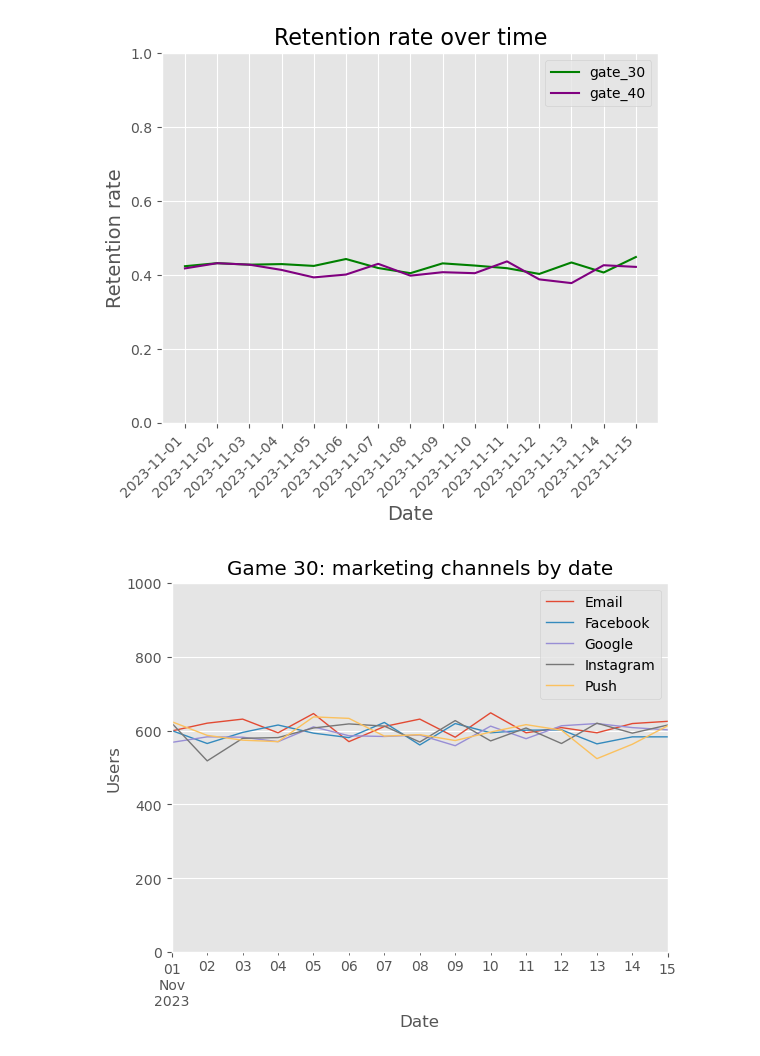
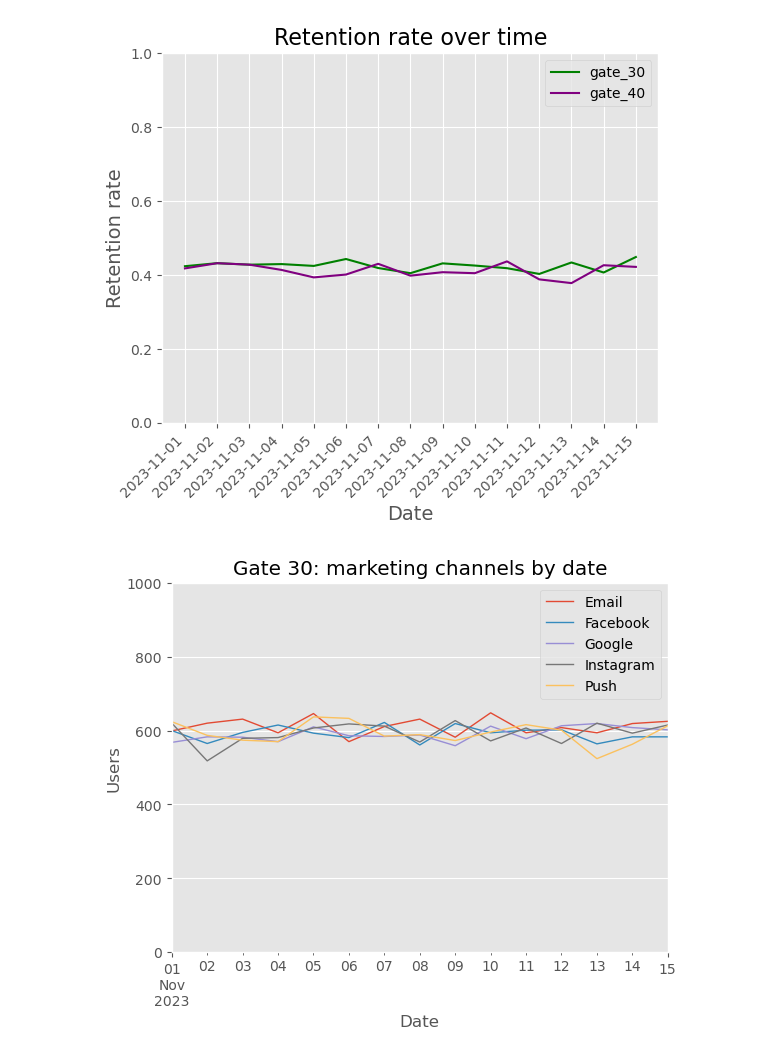
Before and after one commit to stepanaromanov/python_for_marketing_research_and_analytics, a Jupyter notebook: 1_analyzing_marketing_campaigns_with_pandas/analyzing_marketing_campaigns_with_pandas.ipynb, the cells around one changed output. Drawn from its saved outputs; the diff is of its cells as text; code cells hidden in the pictures.

```diff
--- a/1_analyzing_marketing_campaigns_with_pandas/analyzing_marketing_campaigns_with_pandas.ipynb
+++ b/1_analyzing_marketing_campaigns_with_pandas/analyzing_marketing_campaigns_with_pandas.ipynb
@@ -22,6 +22,7 @@ data['subscribed'] = data.apply(lambda x: '2023-11-' + str(x['subscribed']) \
                                 if len(str(x['subscribed'])) == 2 \
                                 else '2023-11-0' + str(x['subscribed']), axis=1)
 data['subscribed'] = pd.to_datetime(data['subscribed'], format='%Y-%m-%d')
+data['DoW'] = data['subscribed'].dt.day_of_week + 1
 # we will count retention_1 column as subscription
 data.rename(columns={'retention_1':'converted'}, inplace=True)
 data.head()
@@ -140,22 +154,22 @@ plt.show()
 [figure]
 # %%
 #grouping by channels and subscription date
-channels_by_dates_game_30 = gate_30_data.groupby(['subscribed', 'marketing_channel'])['userid'].count()
-channels_by_dates_game_40 = gate_40_data.groupby(['subscribed', 'marketing_channel'])['userid'].count()
+channels_by_dates_gate_30 = gate_30_data.groupby(['subscribed', 'marketing_channel'])['userid'].count()
+channels_by_dates_gate_40 = gate_40_data.groupby(['subscribed', 'marketing_channel'])['userid'].count()
 
 # unstack data after grouping
-channels_by_dates_game_30 = pd.DataFrame(channels_by_dates_game_30.unstack(level=1))
-channels_by_dates_game_40 = pd.DataFrame(channels_by_dates_game_40.unstack(level=1))
+channels_by_dates_gate_30 = pd.DataFrame(channels_by_dates_gate_30.unstack(level=1))
+channels_by_dates_gate_40 = pd.DataFrame(channels_by_dates_gate_40.unstack(level=1))
 # %%
 # plot game 30 marketing channels data
-channels_by_dates_game_30.plot(lw=1)
-plt.title('Game 30: marketing channels by date')
+channels_by_dates_gate_30.plot(lw=1)
+plt.title('Gate 30: marketing channels by date')
 plt.xlabel('Date')
 plt.ylabel('Users')
-plt.legend(loc= 'upper right', labels=channels_by_dates_game_30.columns.values)
+plt.legend(loc= 'upper right', labels=channels_by_dates_gate_30.columns.values)
 plt.ylim(0,1000)
 plt.show()
 # %% [output]
-[figure, old version]
+[figure, new version]
 # %%
 # plot game 40 marketing channels data
```
Also changed, not shown: parts of 16 cells of this notebook.
